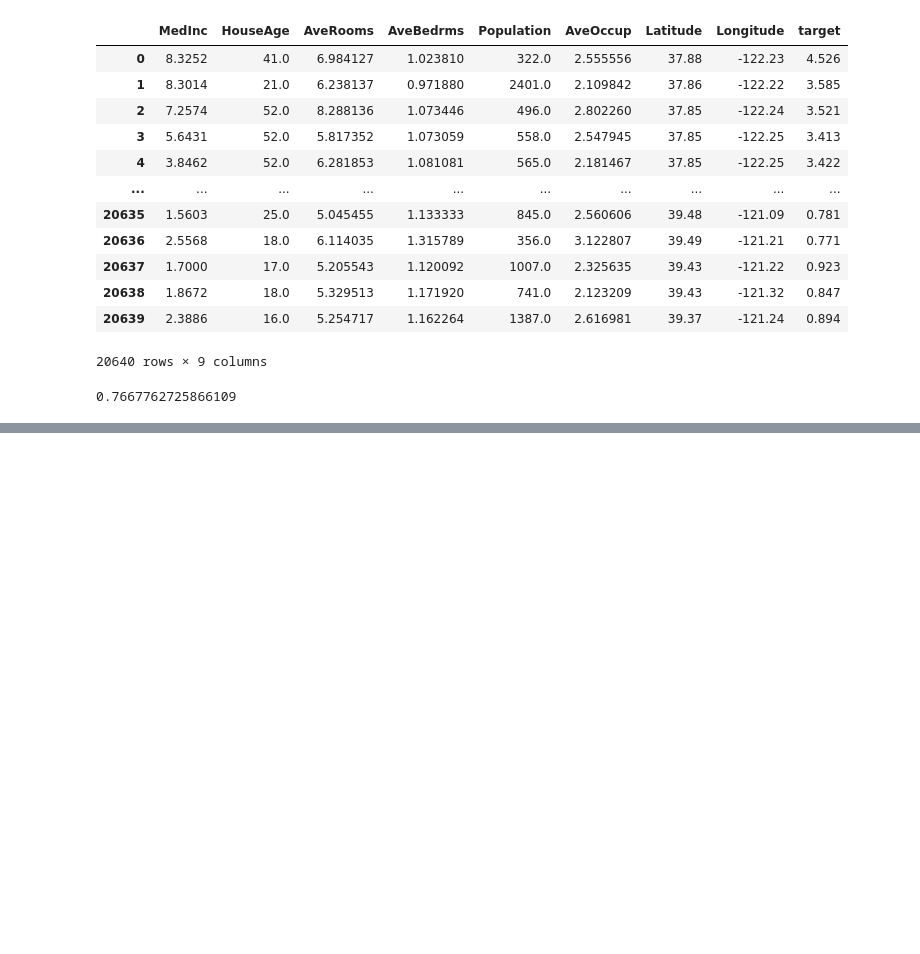
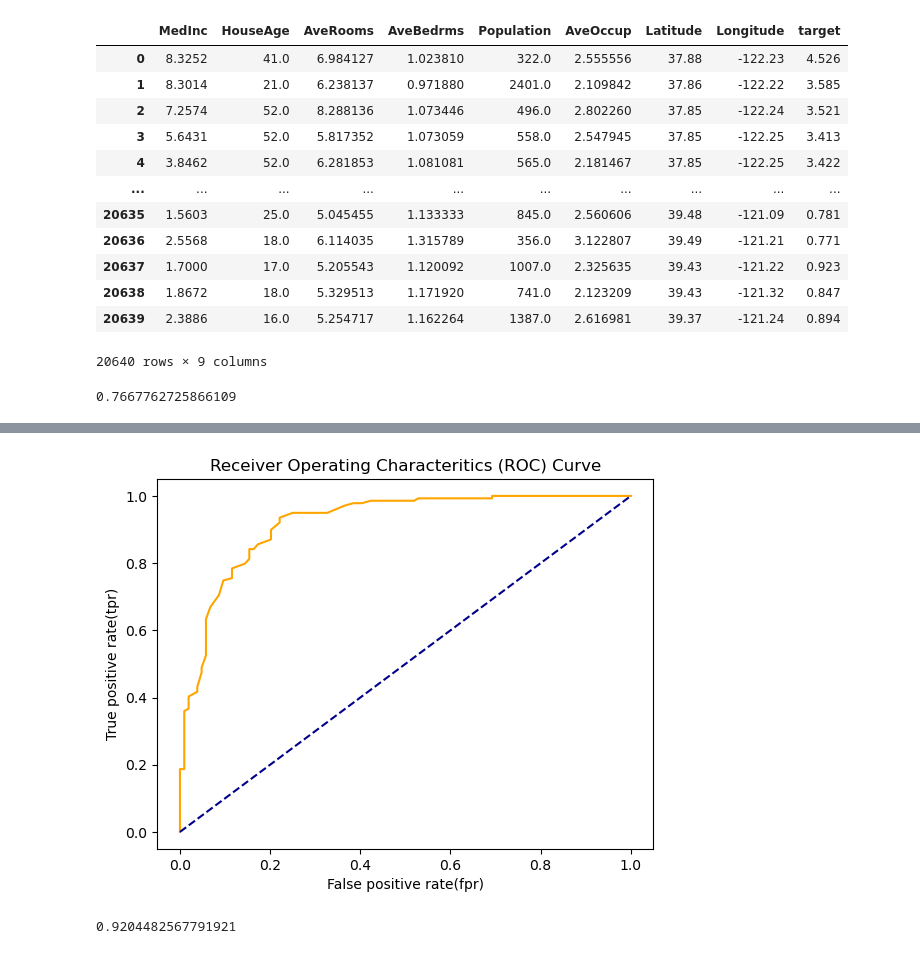
Before and after one commit to abdullahsultan/ML_Understanding, a Jupyter notebook: SciKit-LearnNoteBook.ipynb, the cells around one changed output, grey strips where cells are left out. Cells and saved outputs as stored; diff of their text form; code cells hidden in the pictures; blank space fills up the shorter version.

```diff
--- a/SciKit-LearnNoteBook.ipynb
+++ b/SciKit-LearnNoteBook.ipynb
@@ -354,0 +501,11 @@ clf.score(Xtest, Ytest)
+# %%
+# 2 Area under ROC
+#ROC curve are comparison of model's true positive rate vs flase positive rate
+# True positive = model predicts 1 when truth is 1
+# False Positive = model predicts 1 turth is 0
+# True Negative = model predicts 0 when truth is 0
+# False Negative = model predicts 0 when truth is 1
+
+from sklearn.metrics import roc_curve
+y_probs = clf.predict_proba(Xtest)
+pd.DataFrame(y_probs)
@@ -354,0 +526,4 @@ clf.score(Xtest, Ytest)
+# %%
+y_probs_positive = y_probs[:,1]
+fpr, tpr, thresholds = roc_curve(Ytest, y_probs_positive)
+pd.Series(fpr)
@@ -354,0 +543,29 @@ clf.score(Xtest, Ytest)
+# %%
+# Create function for plottiing for ROC curves
+import matplotlib.pyplot as plt
+
+def plot_roc_curve(fpr, tpr):
+    """
+    Plots a ROC curve given false positive rate (fpr)
+    and true positive ratr (tpr) of model.
+    """
+
+    #Plot roc curve
+    plt.plot(fpr, tpr, color="orange", label="ROC")
+    #Plot line with no predective power(baseline)
+    plt.plot([0,1],[0,1], color="darkblue", linestyle="--", label="Guessing")
+
+    #Customize plot
+    plt.xlabel("False positive rate(fpr)")
+    plt.ylabel("True positive rate(tpr)")
+    plt.title("Receiver Operating Characteritics (ROC) Curve")
+    plt.show()
+
+plot_roc_curve(fpr,tpr)
+# %% [output]
+[figure, added]
+# %%
+from sklearn.metrics import roc_auc_score
+roc_auc_score(Ytest, y_probs_positive)
+# %% [output]
+0.9204482567791921
```
Also changed, not shown: parts of 27 cells of this notebook, 1 other file.
